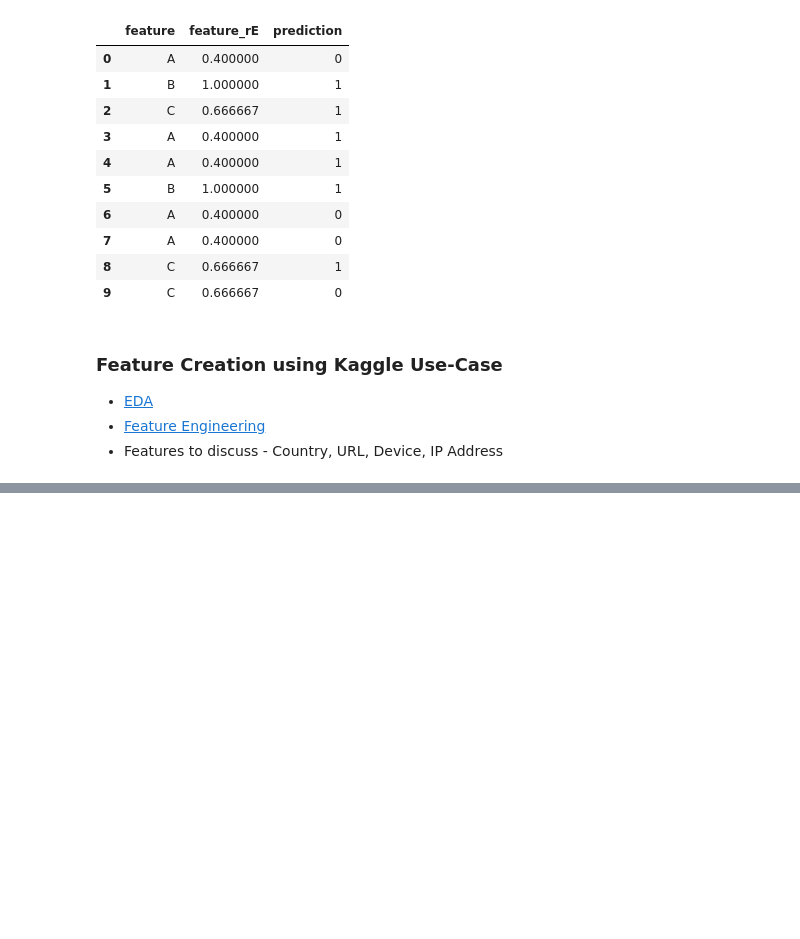
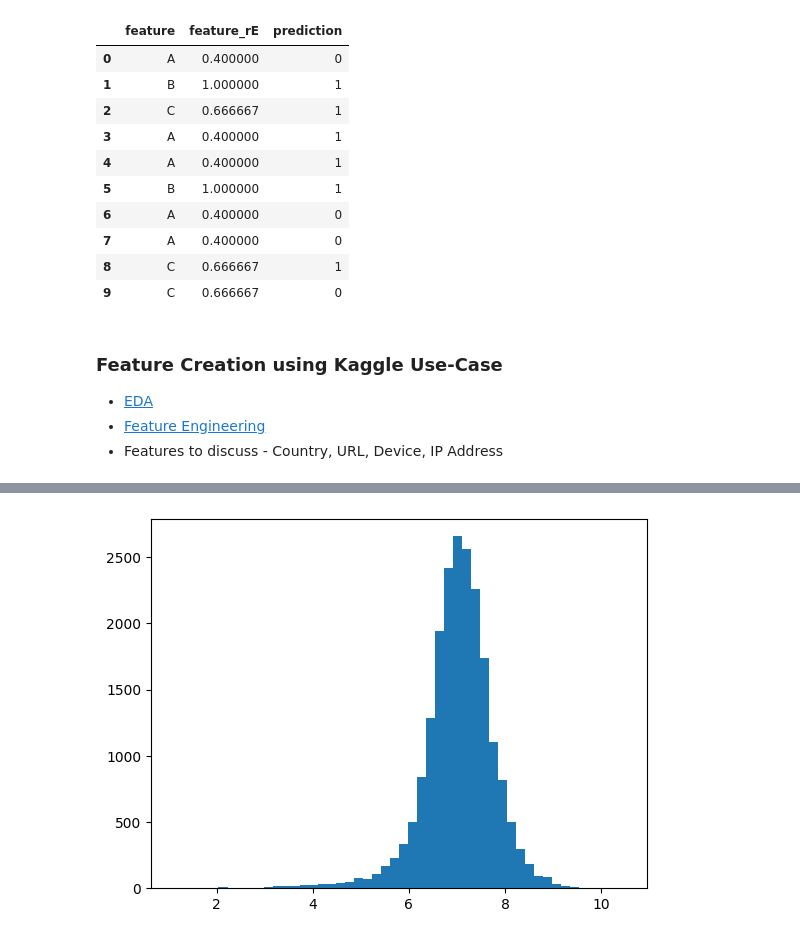
Before and after one commit to ramendrasingla/data-analysis-tutorial, a Jupyter notebook: Feature_Engineering_Tutorial.ipynb, the cells around one changed output, grey strips where cells are left out. Drawn from its saved outputs; the diff is of its cells as text; code cells hidden in the pictures; blank space fills up the shorter version.

```diff
--- a/Feature_Engineering_Tutorial.ipynb
+++ b/Feature_Engineering_Tutorial.ipynb
@@ -426,0 +549,6 @@ df_with_rE
+# %%
+log_population_data = np.log(population_data)
+plt.hist(log_population_data, bins = 50)
+plt.show()
+# %% [output]
+[figure, added]
```
Also changed, not shown: parts of 77 cells of this notebook.
